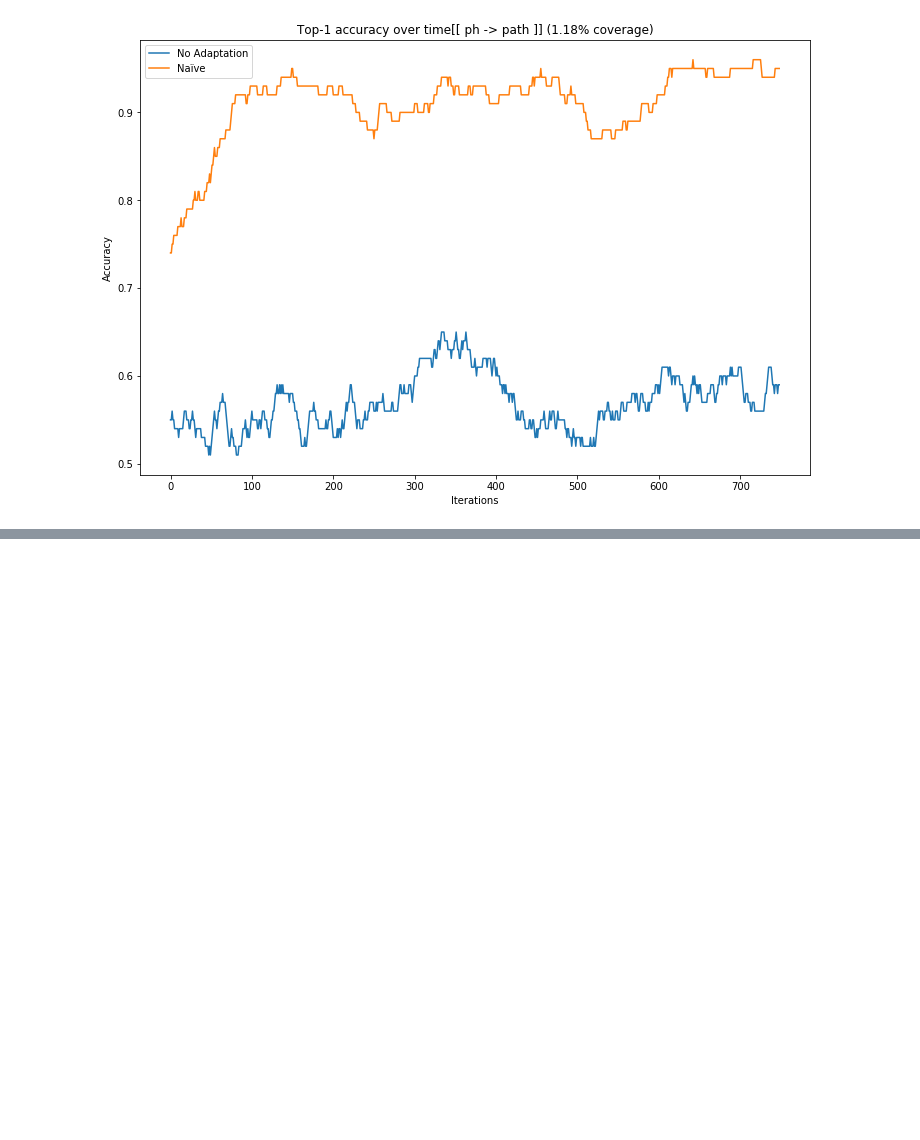
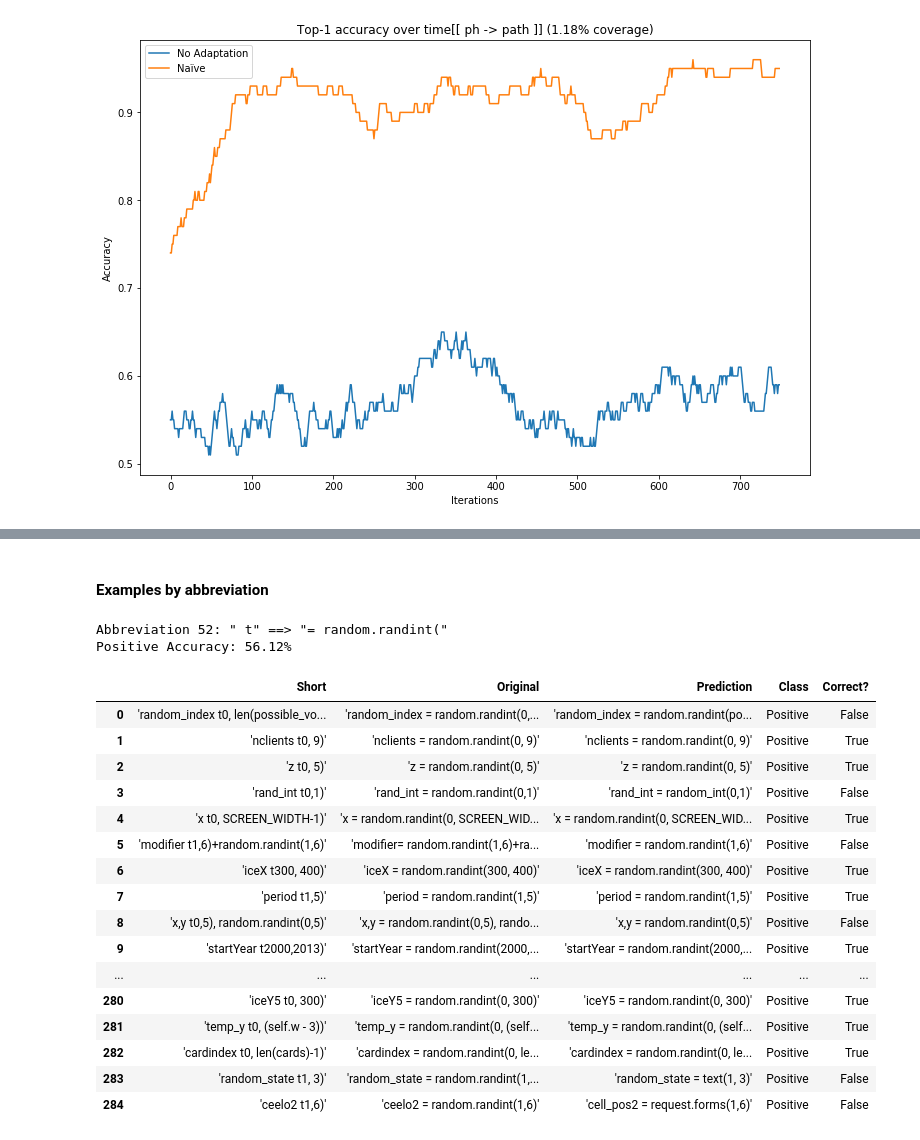
Before and after one commit to gpoesia/magicomplete, a Jupyter notebook: ConadComplete.ipynb, the cells around one changed output, grey strips where cells are left out. Saved outputs shown, nothing was run; the diff lists cells and outputs as text; code cells hidden in the pictures; blank space fills up the shorter version.

```diff
--- a/ConadComplete.ipynb
+++ b/ConadComplete.ipynb
@@ -372,0 +510,51 @@ plot_accuracy_by_convention(CONVENTION_ID, 100)
+# %% [markdown]
+#### Examples by abbreviation
+# %%
+INDEX = 52
+INCLUDE_POSITIVE = True
+INCLUDE_NEGATIVE = False
+SHOW_CATEGORY = True
+SHOW_ANSWER = True
+SHOW_PREDICTION = True
+
+abbreviation = oneshot_dataset[INDEX]
+examples = ((abbreviation['positive_examples'] if INCLUDE_POSITIVE else []) +
+            (abbreviation['negative_examples'] if INCLUDE_NEGATIVE else []))
+
+model_examples = [r for r in result['examples'] if r['long'] in examples and r['short'].find(abbreviation['abbreviation']) != -1]
+
+print('Abbreviation {}: "{}" ==> "{}"'.format(INDEX, abbreviation['abbreviation'], abbreviation['string']))
+print('Positive Accuracy: {:.2f}%'.format(100*result['per_example_accuracy_positive'][INDEX]))
+
+pd.DataFrame([
+    (
+        repr(example['short']),
+        repr(example['long']) if SHOW_ANSWER else '<<hidden>>',
+        repr(example['prediction']) if SHOW_PREDICTION else '<<hidden>>',
+        ('Negative', 'Positive')[example['long'] in abbreviation['positive_examples']] if SHOW_PREDICTION else '<<hidden>>',
+        (example['long'] == example['prediction']) if SHOW_PREDICTION else '<<hidden>>',
+    )
+    for example in model_examples
+],
+    columns=('Short', 'Original', 'Prediction', 'Class', 'Correct?')
+)
+# %% [output]
+Abbreviation 52: " t" ==> "= random.randint("
+Positive Accuracy: 56.12%
+|  | Short | Original | Prediction | Class | Correct? |
+| 0 | 'random_index t0, len(possible_vo... | 'random_index = random.randint(0,... | 'random_index = random.randint(po... | Positive | False |
+| 1 | 'nclients t0, 9)' | 'nclients = random.randint(0, 9)' | 'nclients = random.randint(0, 9)' | Positive | True |
+| 2 | 'z t0, 5)' | 'z = random.randint(0, 5)' | 'z = random.randint(0, 5)' | Positive | True |
+| 3 | 'rand_int t0,1)' | 'rand_int = random.randint(0,1)' | 'rand_int = random_int(0,1)' | Positive | False |
+| 4 | 'x t0, SCREEN_WIDTH-1)' | 'x = random.randint(0, SCREEN_WID... | 'x = random.randint(0, SCREEN_WID... | Positive | True |
+| 5 | 'modifier t1,6)+random.randint(1,6)' | 'modifier= random.randint(1,6)+ra... | 'modifier = random.randint(1,6)' | Positive | False |
+| 6 | 'iceX t300, 400)' | 'iceX = random.randint(300, 400)' | 'iceX = random.randint(300, 400)' | Positive | True |
+| 7 | 'period t1,5)' | 'period = random.randint(1,5)' | 'period = random.randint(1,5)' | Positive | True |
+| 8 | 'x,y t0,5), random.randint(0,5)' | 'x,y = random.randint(0,5), rando... | 'x,y = random.randint(0,5)' | Positive | False |
+| 9 | 'startYear t2000,2013)' | 'startYear = random.randint(2000,... | 'startYear = random.randint(2000,... | Positive | True |
+| ... | ... | ... | ... | ... | ... |
+| 280 | 'iceY5 t0, 300)' | 'iceY5 = random.randint(0, 300)' | 'iceY5 = random.randint(0, 300)' | Positive | True |
+| 281 | 'temp_y t0, (self.w - 3))' | 'temp_y = random.randint(0, (self... | 'temp_y = random.randint(0, (self... | Positive | True |
+| 282 | 'cardindex t0, len(cards)-1)' | 'cardindex = random.randint(0, le... | 'cardindex = random.randint(0, le... | Positive | True |
+| 283 | 'random_state t1, 3)' | 'random_state = random.randint(1,... | 'random_state = text(1, 3)' | Positive | False |
+| 284 | 'ceelo2 t1,6)' | 'ceelo2 = random.randint(1,6)' | 'cell_pos2 = request.forms(1,6)' | Positive | False |
```
Also changed, not shown: parts of 20 cells of this notebook.
